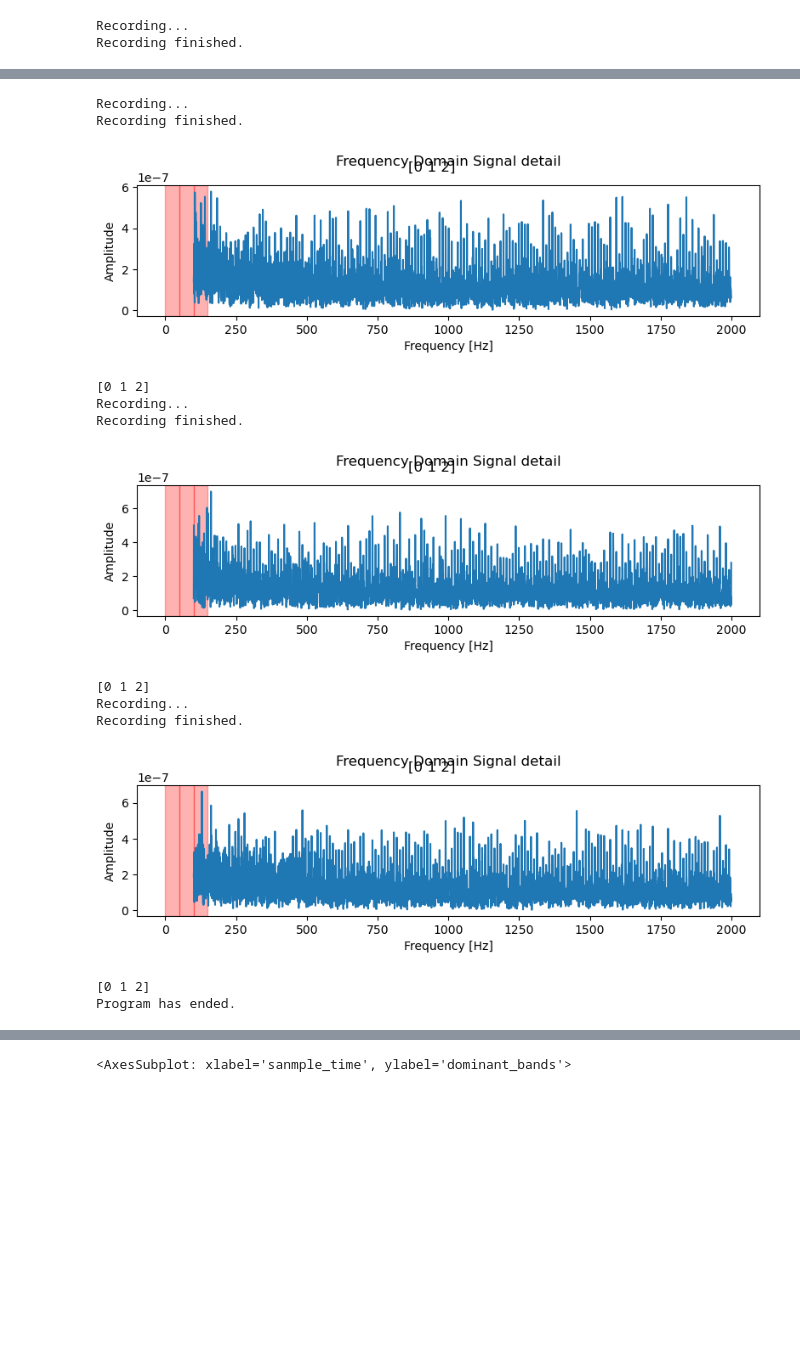
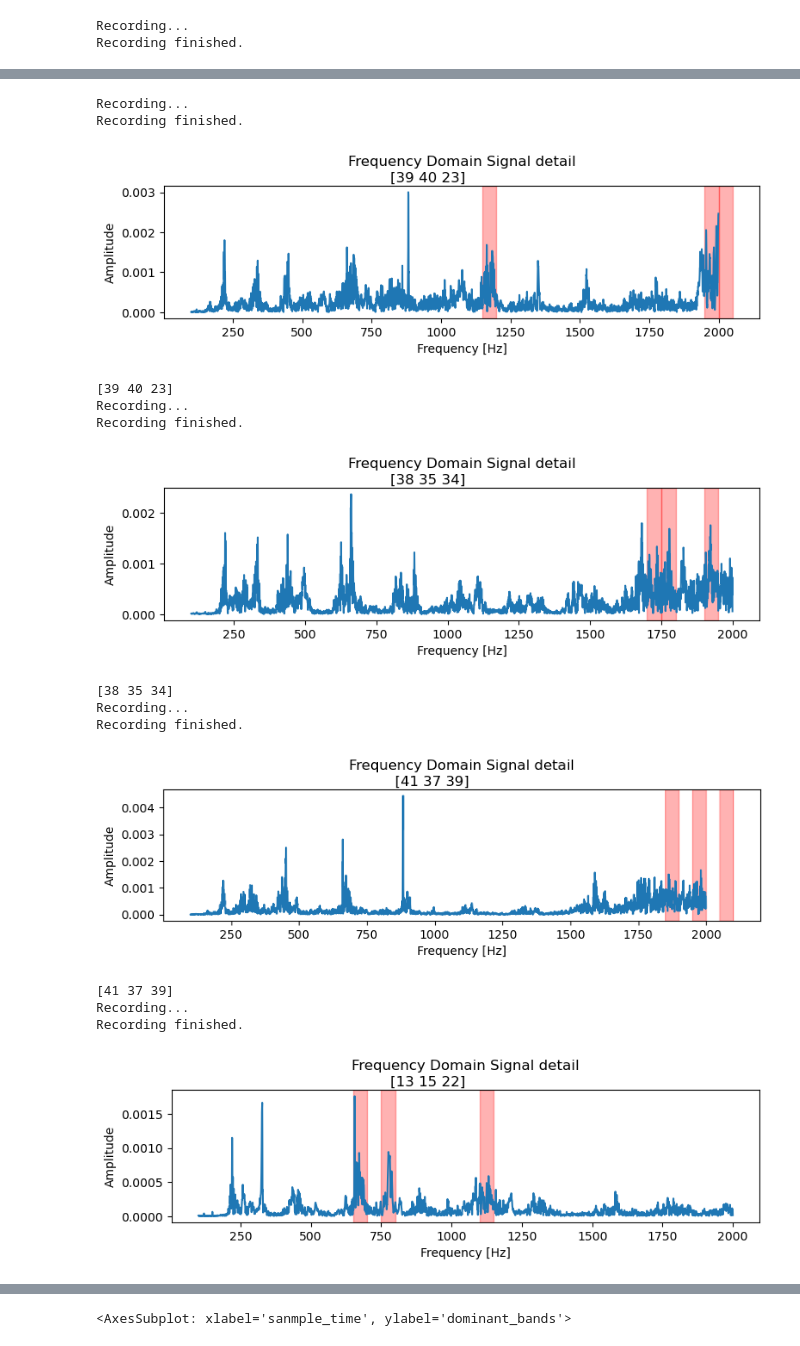
Before and after one commit to riglerandreas/fft_microfon_sound_analysis, a Jupyter notebook: test_sound_2.ipynb, the cells around one changed output, grey strips where cells are left out. Cells and saved outputs as stored; diff of their text form; code cells hidden in the pictures; blank space fills up the shorter version.

```diff
--- a/test_sound_2.ipynb
+++ b/test_sound_2.ipynb
@@ -35,11 +35,14 @@ sd.query_devices()
+# %%
+sd.default.device = [18,11]
+sd.play(audio_signal)
 # %%
 
 # select default device from the list and test it
 #[microfon, speaker]
-sd.default.device = [2,4]
+sd.default.device = [18,11]
 
 # Define parameters
-duration = 2  # seconds
+duration = 4  # seconds
 sample_rate = 44100  # Hz
 
 # Number of frames to record
@@ -331,6 +339,7 @@ def record_signal(duration=2, sample_rate=44100):
     return(audio_signal)
 # %%
 sd.default.device = [1,4]
+sd.default.device = [18,11] # ismael zuhause 2028-08-29
 audio_test = record_signal()
 # %% [output]
 Recording...
@@ -363,8 +372,9 @@ import time
 import sys
 
 sd.default.device = [0,4]
+sd.default.device = [18,11] # ismael zuhause 2028-08-29
 
-def call_function_periodically(duration_record_sec = 2, duration_waiting = 1, duration_max= 10):
+def call_function_periodically(duration_record_sec = 2, duration_waiting = 1, duration_max= 100):
     start_time = time.time()
     stop_time = start_time + duration_max  # Stop after duration_max seconds
 
@@ -377,41 +387,43 @@ def call_function_periodically(duration_record_sec = 2, duration_waiting = 1, du
 
         sample_time = time.time() - start_time
         audio_signal = record_signal(duration = duration_record_sec)
         dominant_bands = fft_from_signal(audio_signal)
         print(dominant_bands)
 
         pd_dominant_bands_sample = pd.DataFrame({'dominant_bands' : dominant_bands.tolist()})
         pd_dominant_bands_sample['sanmple_time'] =sample_time
 
         pd_dominant_bands = pd.concat([pd_dominant_bands, pd_dominant_bands_sample])
 
         # Wait for 5 seconds
         time.sleep(duration_waiting)
 
     return(pd_dominant_bands)
         # Check if 'q' has been pressedq
 # Create and start the input thread
 #input_thread = InputThread()
 #input_thread.start()
 
 # Call the function periodically
 dominant_bands_Result = call_function_periodically()
 
 # Join the input thread
 #input_thread.join()
 
 print("Program has ended.")
 # %% [output]
 Recording...
 Recording finished.
-[figure, old version]
+[figure, new version]
-[0 1 2]
+[39 40 23]
 Recording...
 Recording finished.
-[figure, old version]
+[figure, new version]
-[0 1 2]
+[38 35 34]
 Recording...
 Recording finished.
-[figure, old version]
+[figure, new version]
-[0 1 2]
-Program has ended.
+[41 37 39]
+Recording...
+Recording finished.
+[figure, added]
```
Also changed, not shown: parts of 5 cells of this notebook, 5 other files.
